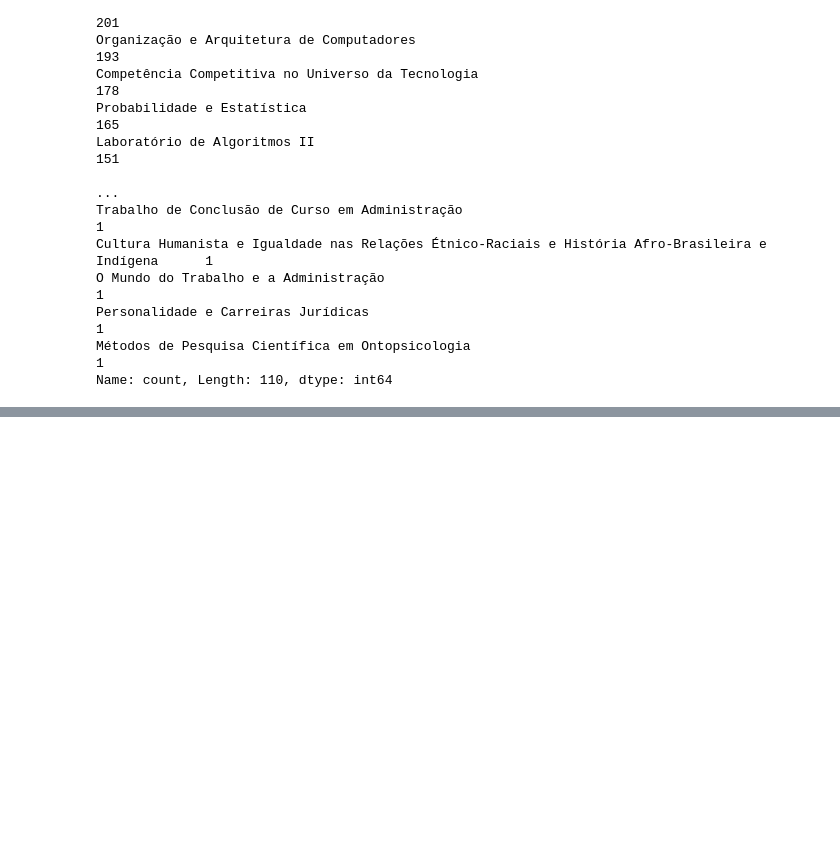
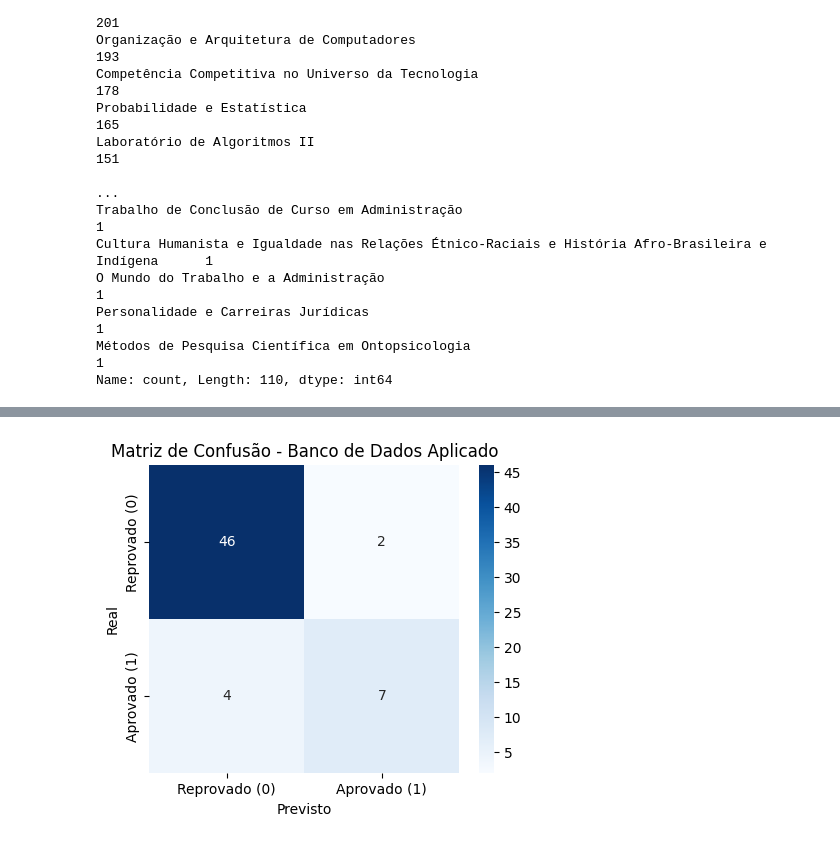
Before and after one commit to raisson-souza/g1-inteligencia-artificial-2, a Jupyter notebook: classification.ipynb, the cells around one changed output, grey strips where cells are left out. Saved outputs shown, nothing was run; the diff lists cells and outputs as text; code cells hidden in the pictures; blank space fills up the shorter version.

Commit message:
Implementados algoritmos Random Forest e Gradient Boosting.

```diff
--- a/classification.ipynb
+++ b/classification.ipynb
@@ -154,0 +117,91 @@ Registros viáveis para previsão de aprovação: 2591
+# %%
+df_random_forest = df.copy(deep=True)
+# %%
+from sklearn.ensemble import RandomForestClassifier
+from sklearn.metrics import accuracy_score, classification_report, confusion_matrix
+from sklearn.metrics import confusion_matrix
+from sklearn.model_selection import train_test_split
+import matplotlib.pyplot as plt
+import seaborn as sns
+
+def plot_confusion_matrix(y_true, y_pred, title="Matriz de Confusão"):
+    cm = confusion_matrix(y_true, y_pred)
+    plt.figure(figsize=(5,4))
+    sns.heatmap(cm, annot=True, fmt="d", cmap="Blues",
+                xticklabels=["Reprovado (0)", "Aprovado (1)"],
+                yticklabels=["Reprovado (0)", "Aprovado (1)"])
+    plt.xlabel("Previsto")
+    plt.ylabel("Real")
+    plt.title(title)
+    plt.show()
+
+semester4_disciplines = [
+    "Banco de Dados Aplicado",
+    "Engenharia de Software",
+    "Liderança nas Profissões Tecnológicas",
+    "Língua Inglesa IV",
+    "Programação Orientada a Objetos",
+    "Redes de Computadores",
+]
+
+# Criar colunas de target (aprovado em cada disciplina do 4º sem)
+for disc in semester4_disciplines:
+    df_random_forest[disc + '_target'] = (
+        (df_random_forest['discipline'] == disc) & (df_random_forest['status'] == 1)
+    ).astype(int)
+
+# Features: pivot das notas
+features_df = df_random_forest.pivot_table(
+    index='student_id',
+    columns='discipline',
+    values='final_grade',
+    aggfunc='mean'
+).fillna(0)
+
+# Targets: um target por disciplina do 4º sem
+targets_df = df_random_forest.groupby('student_id')[
+    [d+'_target' for d in semester4_disciplines]
+].max()
+
+for disc in semester4_disciplines:
+    target_col = disc + "_target"
+
+    if target_col not in targets_df.columns:
+        print(f"Disciplina {disc} não possui target definido, pulando...")
+        continue
+
+    # Target (só alunos que já cursaram ou têm status definido)
+    y = targets_df[target_col].dropna()
+    # Features: removemos a própria disciplina (para evitar vazamento)
+    X = features_df.loc[y.index].drop(columns=[disc], errors="ignore")
+
+    if y.nunique() < 2:  # precisa ter pelo menos 2 classes
+        print(f"Disciplina {disc} não possui variação suficiente no target, pulando...")
+        continue
+
+    # Split treino/teste
+    X_train, X_test, y_train, y_test = train_test_split(
+        X, y, test_size=0.2, random_state=42, stratify=y
+    )
+
+    # Modelo RandomForest
+    model = RandomForestClassifier(
+        n_estimators=1000,
+        max_depth=None,
+        min_samples_split=2,
+        min_samples_leaf=1,
+        bootstrap=True,
+        class_weight="balanced",
+        random_state=42,
+        n_jobs=-1
+    )
+
+    model.fit(X_train, y_train)
+    y_pred = model.predict(X_test)
+
+    print(f"\n=== RandomForest para {disc} ===")
+    print("Acurácia:", accuracy_score(y_test, y_pred))
+    print(classification_report(y_test, y_pred))
+    print("Matriz de Confusão:\n", confusion_matrix(y_test, y_pred))
+    plot_confusion_matrix(y_test, y_pred, title=f"Matriz de Confusão - {disc}")
+# %% [output]
@@ -154,0 +222 @@ Registros viáveis para previsão de aprovação: 2591
+[figure, added]
```
Also changed, not shown: parts of 8 cells of this notebook, 2 other files.
